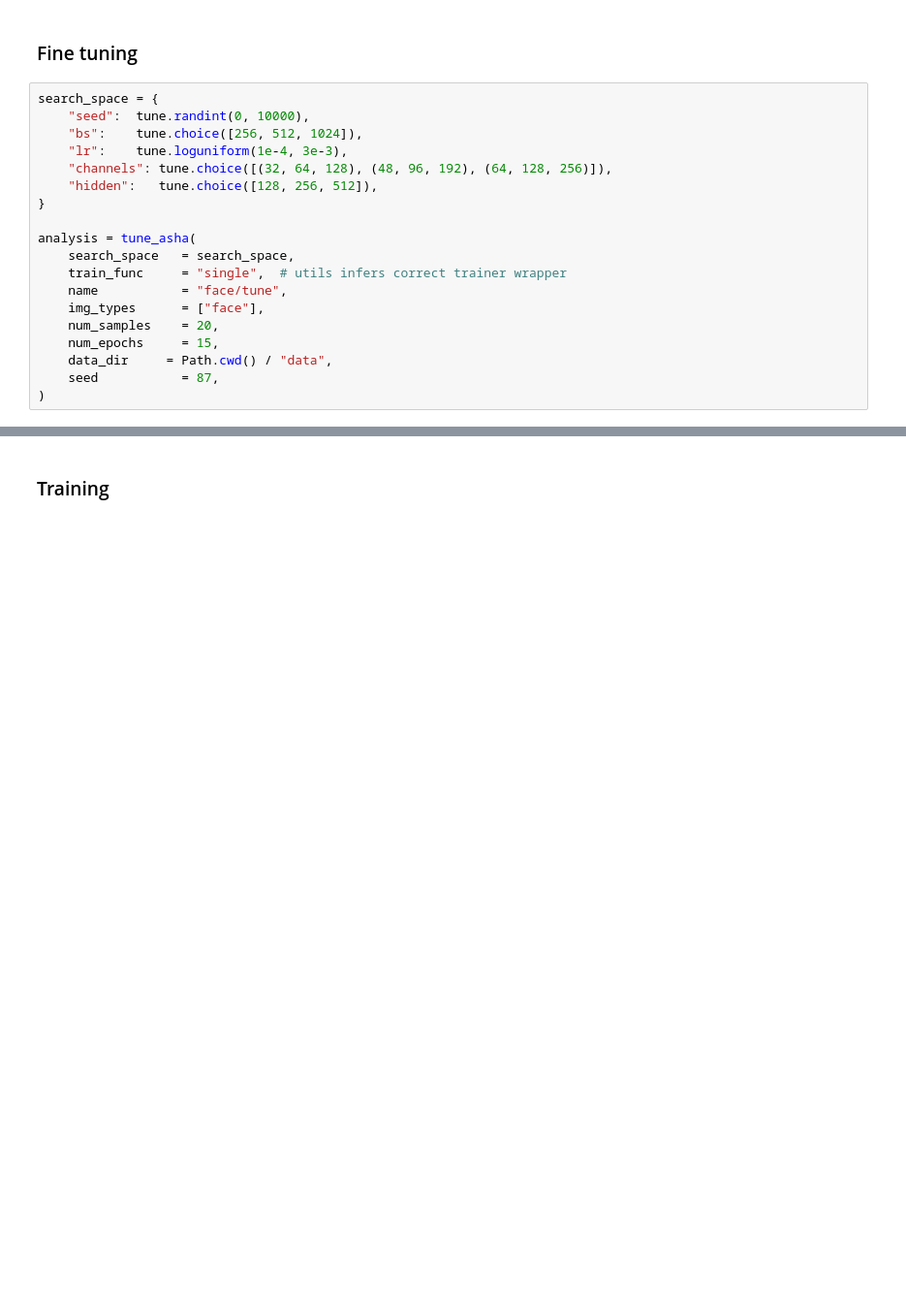
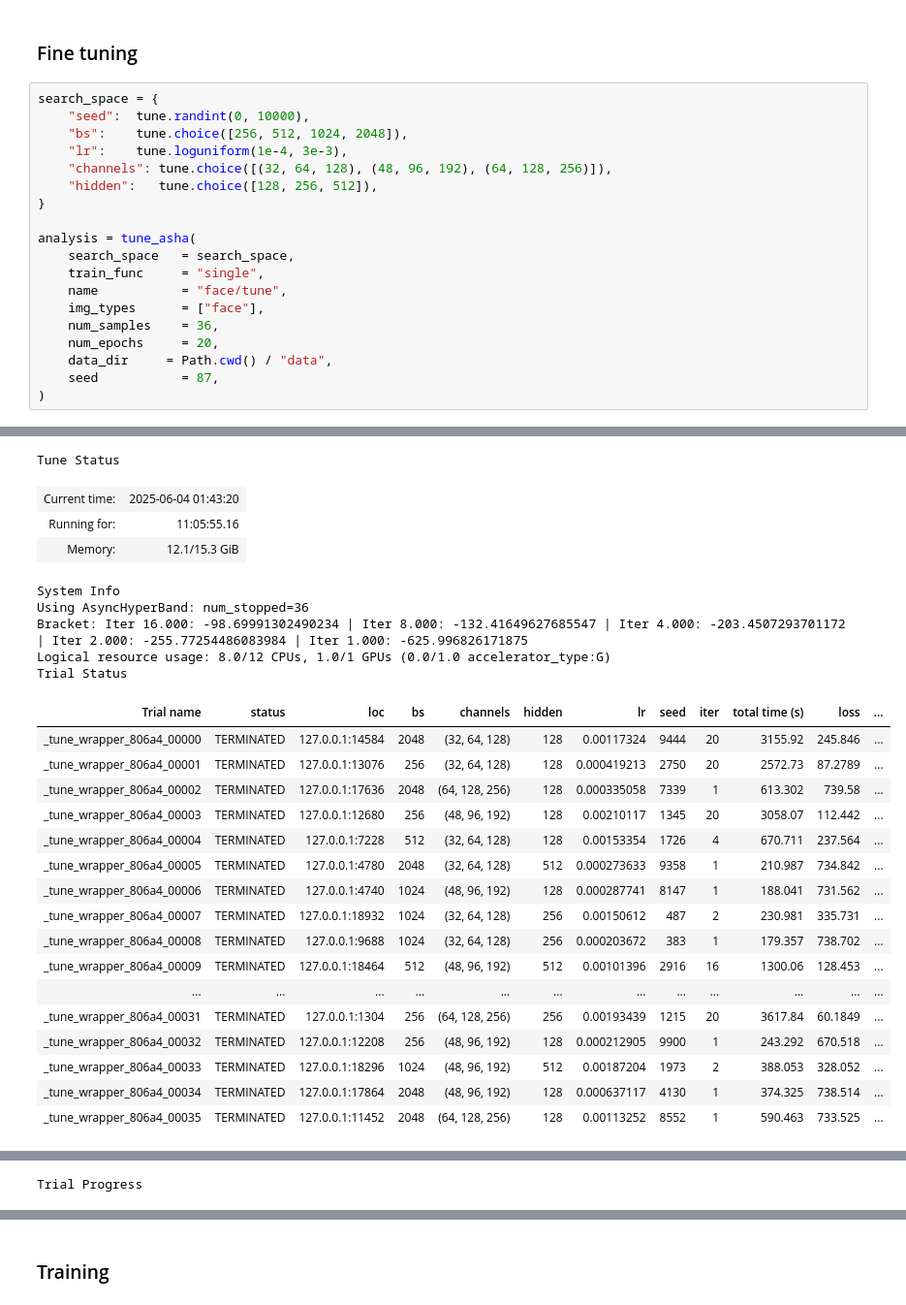
Before and after one commit to YssfDevOps/eye-tracker-vocacions, a Jupyter notebook: src/final_model_face.ipynb, the cells around one changed output, grey strips where cells are left out. Shown at 97% size. Saved outputs shown, nothing was run; the diff lists cells and outputs as text; blank space fills up the shorter version.

```diff
--- a/src/final_model_face.ipynb
+++ b/src/final_model_face.ipynb
@@ -104,7 +115,7 @@ plot_calibration("r_eye")
 # %%
 search_space = {
     "seed":  tune.randint(0, 10000),
-    "bs":    tune.choice([256, 512, 1024]),
+    "bs":    tune.choice([256, 512, 1024, 2048]),
     "lr":    tune.loguniform(1e-4, 3e-3),
     "channels": tune.choice([(32, 64, 128), (48, 96, 192), (64, 128, 256)]),
     "hidden":   tune.choice([128, 256, 512]),
@@ -112,11 +123,12 @@ search_space = {
 
 analysis = tune_asha(
     search_space   = search_space,
-    train_func     = "single",  # utils infers correct trainer wrapper
+    train_func     = "single",
     name           = "face/tune",
     img_types      = ["face"],
-    num_samples    = 20,
-    num_epochs     = 15,
+    num_samples    = 36,
+    num_epochs     = 20,
     data_dir     = Path.cwd() / "data",
     seed           = 87,
 )
+# %% [output]
@@ -122,0 +138,26 @@ analysis = tune_asha(
+Tune Status
+| Current time: | 2025-06-04 01:43:20 |
+| Running for: | 11:05:55.16 |
+| Memory: | 12.1/15.3 GiB |
+System Info
+Using AsyncHyperBand: num_stopped=36
+Bracket: Iter 16.000: -98.69991302490234 | Iter 8.000: -132.41649627685547 | Iter 4.000: -203.4507293701172 | Iter 2.000: -255.77254486083984 | Iter 1.000: -625.996826171875
+Logical resource usage: 8.0/12 CPUs, 1.0/1 GPUs (0.0/1.0 accelerator_type:G)
+Trial Status
+| Trial name | status | loc | bs | channels | hidden | lr | seed | iter | total time (s) | loss | ... |
+| _tune_wrapper_806a4_00000 | TERMINATED | 127.0.0.1:14584 | 2048 | (32, 64, 128) | 128 | 0.00117324 | 9444 | 20 | 3155.92 | 245.846 | ... |
+| _tune_wrapper_806a4_00001 | TERMINATED | 127.0.0.1:13076 | 256 | (32, 64, 128) | 128 | 0.000419213 | 2750 | 20 | 2572.73 | 87.2789 | ... |
+| _tune_wrapper_806a4_00002 | TERMINATED | 127.0.0.1:17636 | 2048 | (64, 128, 256) | 128 | 0.000335058 | 7339 | 1 | 613.302 | 739.58 | ... |
+| _tune_wrapper_806a4_00003 | TERMINATED | 127.0.0.1:12680 | 256 | (48, 96, 192) | 128 | 0.00210117 | 1345 | 20 | 3058.07 | 112.442 | ... |
+| _tune_wrapper_806a4_00004 | TERMINATED | 127.0.0.1:7228 | 512 | (32, 64, 128) | 128 | 0.00153354 | 1726 | 4 | 670.711 | 237.564 | ... |
+| _tune_wrapper_806a4_00005 | TERMINATED | 127.0.0.1:4780 | 2048 | (32, 64, 128) | 512 | 0.000273633 | 9358 | 1 | 210.987 | 734.842 | ... |
+| _tune_wrapper_806a4_00006 | TERMINATED | 127.0.0.1:4740 | 1024 | (48, 96, 192) | 128 | 0.000287741 | 8147 | 1 | 188.041 | 731.562 | ... |
+| _tune_wrapper_806a4_00007 | TERMINATED | 127.0.0.1:18932 | 1024 | (32, 64, 128) | 256 | 0.00150612 | 487 | 2 | 230.981 | 335.731 | ... |
+| _tune_wrapper_806a4_00008 | TERMINATED | 127.0.0.1:9688 | 1024 | (32, 64, 128) | 256 | 0.000203672 | 383 | 1 | 179.357 | 738.702 | ... |
+| _tune_wrapper_806a4_00009 | TERMINATED | 127.0.0.1:18464 | 512 | (48, 96, 192) | 512 | 0.00101396 | 2916 | 16 | 1300.06 | 128.453 | ... |
+| ... | ... | ... | ... | ... | ... | ... | ... | ... | ... | ... | ... |
+| _tune_wrapper_806a4_00031 | TERMINATED | 127.0.0.1:1304 | 256 | (64, 128, 256) | 256 | 0.00193439 | 1215 | 20 | 3617.84 | 60.1849 | ... |
+| _tune_wrapper_806a4_00032 | TERMINATED | 127.0.0.1:12208 | 256 | (48, 96, 192) | 128 | 0.000212905 | 9900 | 1 | 243.292 | 670.518 | ... |
+| _tune_wrapper_806a4_00033 | TERMINATED | 127.0.0.1:18296 | 1024 | (48, 96, 192) | 512 | 0.00187204 | 1973 | 2 | 388.053 | 328.052 | ... |
+| _tune_wrapper_806a4_00034 | TERMINATED | 127.0.0.1:17864 | 2048 | (48, 96, 192) | 128 | 0.000637117 | 4130 | 1 | 374.325 | 738.514 | ... |
+| _tune_wrapper_806a4_00035 | TERMINATED | 127.0.0.1:11452 | 2048 | (64, 128, 256) | 128 | 0.00113252 | 8552 | 1 | 590.463 | 733.525 | ... |
@@ -122,0 +181 @@ analysis = tune_asha(
+Trial Progress
```
Also changed, not shown: parts of 10 cells of this notebook, 1 other file.
